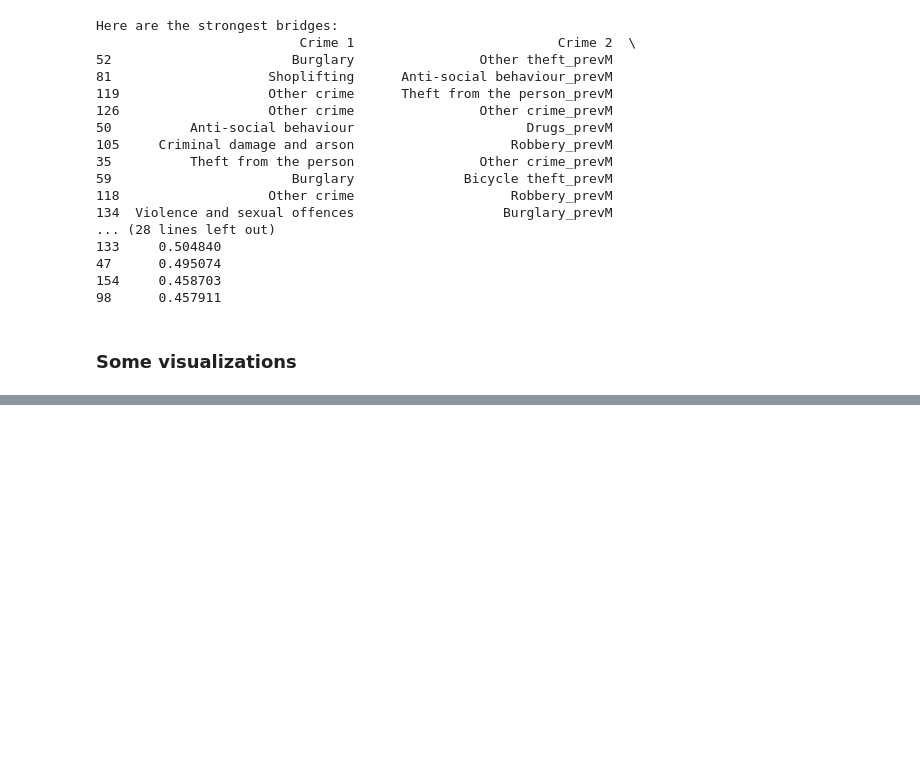
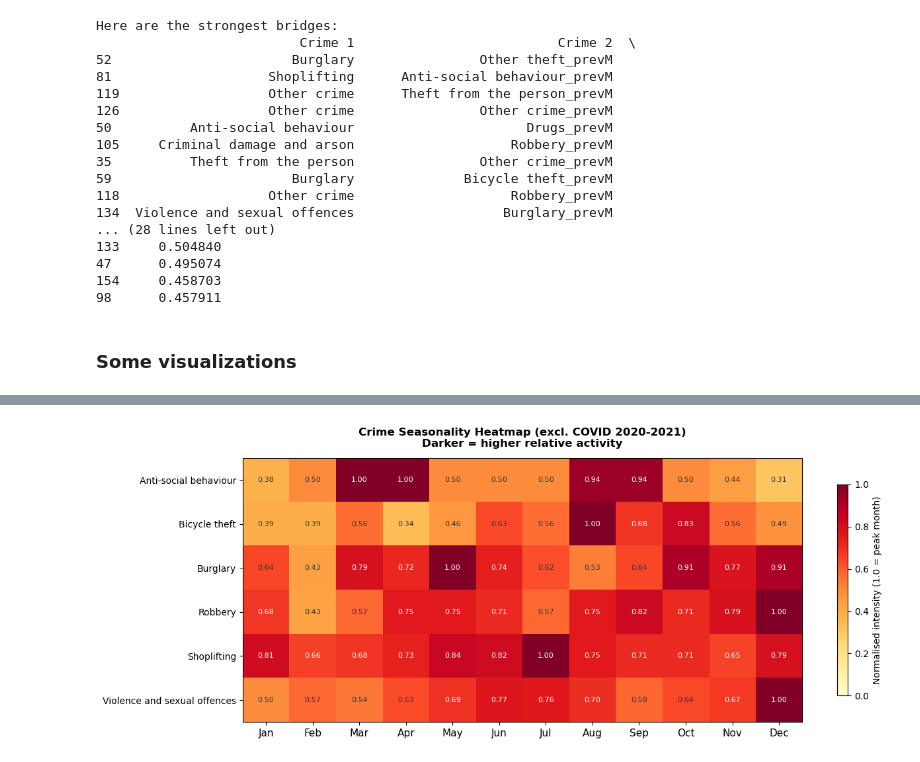
Before and after one commit to raul-andrei/4CBLW020-Addressing-real-world-crime-and-security-problems-with-data-science---Group-15, a Jupyter notebook: correlationMatrices.ipynb, the cells around one changed output, grey strips where cells are left out. Saved outputs shown, nothing was run; the diff lists cells and outputs as text; code cells hidden in the pictures; blank space fills up the shorter version.

```diff
--- a/correlationMatrices.ipynb
+++ b/correlationMatrices.ipynb
@@ -275,0 +371,61 @@ Public order: 0.0000
+# %%
+df = data
+# %%
+# remove COVID years
+df_clean = df[~df['Year'].isin([2020, 2021])]
+
+df_clean = df_clean.copy()
+df_clean['MonthNum'] = df_clean['Month'].str[5:7].astype(int)
+
+months = ['Jan','Feb','Mar','Apr','May','Jun',
+                'Jul','Aug','Sep','Oct','Nov','Dec']
+
+focus = [
+    'Violence and sexual offences',
+    'Anti-social behaviour',
+    'Burglary',
+    'Shoplifting',
+    'Robbery',
+    'Bicycle theft',
+]
+
+# Count crimes per type per month number, averaged across years
+monthly_avg = (
+    df_clean[df_clean['Crime type'].isin(focus)]
+    .groupby(['Crime type', 'MonthNum'])
+    .size()
+    .reset_index(name='Count')
+)
+
+# Normalise each crime type so its peak = 1.0
+for crime in focus:
+    mask = monthly_avg['Crime type'] == crime
+    max_val = monthly_avg.loc[mask, 'Count'].max()
+    monthly_avg.loc[mask, 'Normalised'] = monthly_avg.loc[mask, 'Count'] / max_val
+
+pivot = monthly_avg.pivot(index='Crime type', columns='MonthNum', values='Normalised')
+pivot.columns = months
+
+fig, ax = plt.subplots(figsize=(13, 5))
+im = ax.imshow(pivot.values, aspect='auto', cmap='YlOrRd', vmin=0, vmax=1)
+
+ax.set_xticks(range(12))
+ax.set_xticklabels(MONTH_LABELS, fontsize=11)
+ax.set_yticks(range(len(pivot)))
+ax.set_yticklabels(pivot.index, fontsize=10)
+ax.set_title('Crime Seasonality Heatmap (excl. COVID 2020-2021)\nDarker = higher relative activity',
+             fontsize=12, fontweight='bold', pad=12)
+
+for i in range(pivot.shape[0]):
+    for j in range(pivot.shape[1]):
+        val = pivot.values[i, j]
+        colour = 'white' if val > 0.65 else '#333333'
+        ax.text(j, i, f'{val:.2f}', ha='center', va='center', fontsize=8, color=colour)
+
+plt.colorbar(im, ax=ax, shrink=0.8, label='Normalised intensity (1.0 = peak month)')
+
+plt.tight_layout()
+plt.savefig('seasonality_heatmap.png', dpi=180, bbox_inches='tight', facecolor='white')
+plt.show()
+# %% [output]
+[figure, added]
```
Also changed, not shown: parts of 2 cells of this notebook.
